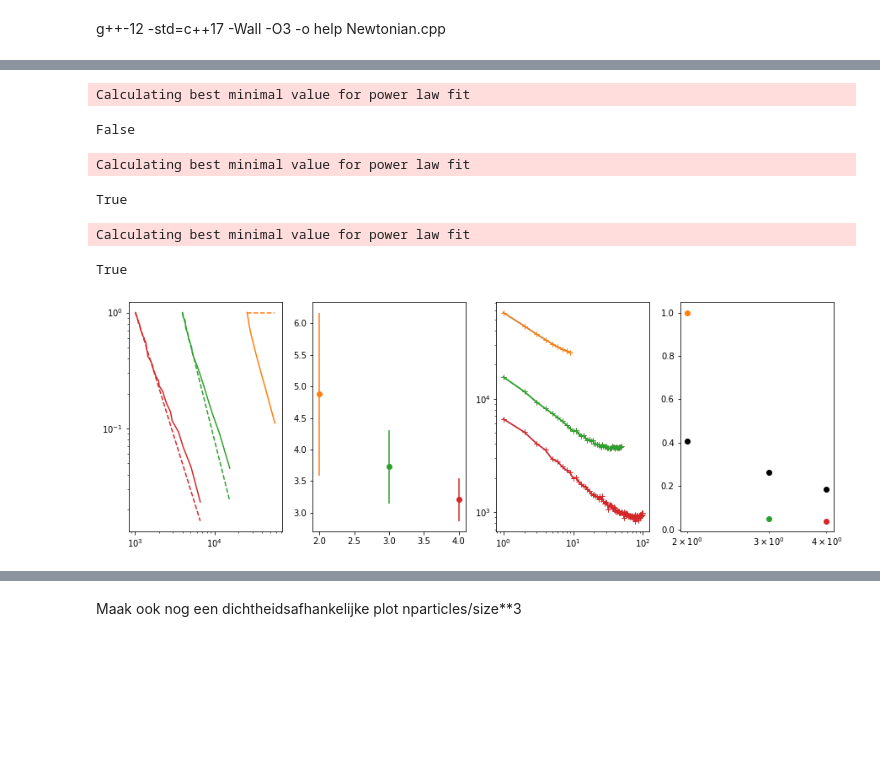
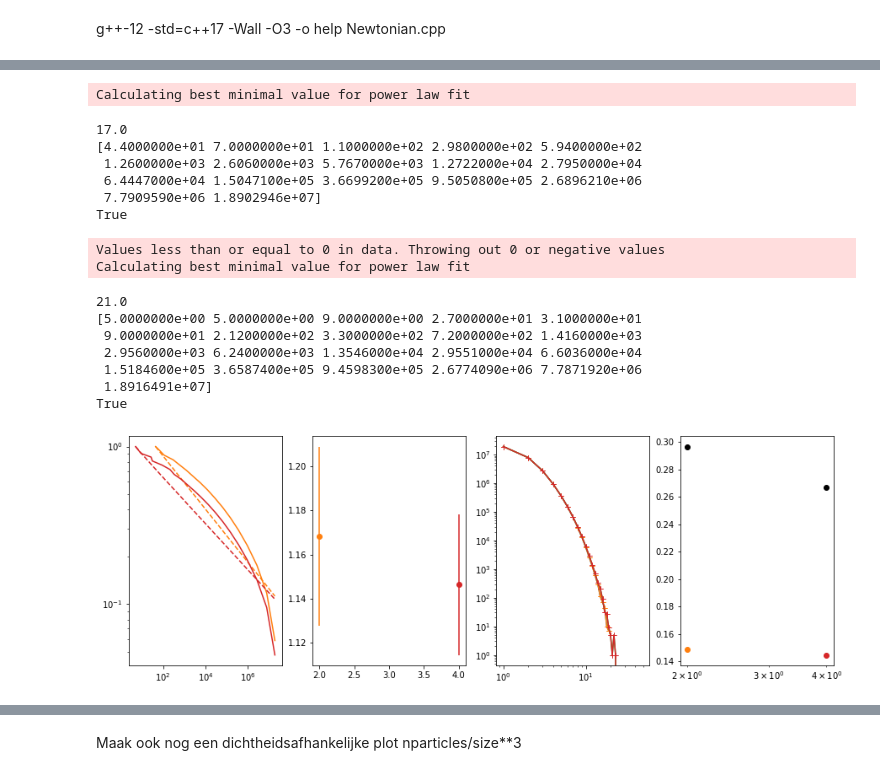
Before and after one commit to Sennevw/Masters-thesis, a Jupyter notebook: dataverwerking.ipynb, the cells around one changed output, grey strips where cells are left out. Saved outputs shown, nothing was run; the diff lists cells and outputs as text; code cells hidden in the pictures; blank space fills up the shorter version.

```diff
--- a/dataverwerking.ipynb
+++ b/dataverwerking.ipynb
@@ -80,5 +80,5 @@ Calculating best minimal value for power law fit
 # %%
-size, amount = np.loadtxt("3D_data_PA.txt", skiprows=1, unpack=True)
+size, amount = np.loadtxt("3D_data.txt", skiprows=1, unpack=True)
 size = size[1:]
 amount = amount[1:]
 plt.loglog(size, amount, '+')
@@ -92,38 +145,50 @@ Calculating best minimal value for power law fit
 # %%
-r_list = [2, 3, 4]
-cutoff = [10, 50, 100]
+r_list = [2, 4]
+cutoff = [20, 50]
 fig, ax = plt.subplots(1, 4, figsize=(15, 5))
 ax[2].set_xscale('log')
 ax[2].set_yscale('log')
 alpha_list = []
 p_list = []
 err = []
 cmap = plt.get_cmap("tab10")
 for i, j in zip(r_list, cutoff):
-    size, amount = np.loadtxt("r{}.txt".format(i), skiprows=1, unpack=True)
+    size, amount = np.loadtxt("R{}_PA_false.txt".format(i), skiprows=1, unpack=True)
     amount = amount[1:j]
     result = powerlaw.Fit(amount, discrete=True)
     result.plot_ccdf(color=cmap(i-1), label=i, ax=ax[0])
     result.power_law.plot_ccdf(color=cmap(i-1), linestyle='--', ax=ax[0])
     plot_loglog(ax[2], amount)
     x = np.linspace(1, len(amount), (len(amount)))
     ax[1].errorbar(i, result.alpha, yerr=result.sigma, fmt='o', color=cmap(i-1))
     ax[2].plot(x, amount, color=cmap(i-1))
     ax[2].plot(x, amount, '+', color=cmap(i-1))
     ax[3].set_xscale('log')
     ax[3].scatter(i, result.power_law.D, color=cmap(i-1))
     ax[3].scatter(i, 1.22385/np.sqrt(result.n), color='black')
+    print(result.n)
+    print(result.data)
     #ax[3].plot(result.xmins, result.alphas, label=i)
     print(result.power_law.D < 1.22385/np.sqrt(result.n) )
 
 
 
 #ax[3].plot(r_list, p_list, 'o')
 # %% [output]
 Calculating best minimal value for power law fit
-False
+17.0
+[4.4000000e+01 7.0000000e+01 1.1000000e+02 2.9800000e+02 5.9400000e+02
+ 1.2600000e+03 2.6060000e+03 5.7670000e+03 1.2722000e+04 2.7950000e+04
+ 6.4447000e+04 1.5047100e+05 3.6699200e+05 9.5050800e+05 2.6896210e+06
+ 7.7909590e+06 1.8902946e+07]
+True
+Values less than or equal to 0 in data. Throwing out 0 or negative values
 Calculating best minimal value for power law fit
+21.0
+[5.0000000e+00 5.0000000e+00 9.0000000e+00 2.7000000e+01 3.1000000e+01
+ 9.0000000e+01 2.1200000e+02 3.3000000e+02 7.2000000e+02 1.4160000e+03
+ 2.9560000e+03 6.2400000e+03 1.3546000e+04 2.9551000e+04 6.6036000e+04
+ 1.5184600e+05 3.6587400e+05 9.4598300e+05 2.6774090e+06 7.7871920e+06
+ 1.8916491e+07]
 True
-Calculating best minimal value for power law fit
-True
-[figure, old version]
+[figure, new version]
```
Also changed, not shown: parts of 6 cells of this notebook, 10 other files.
